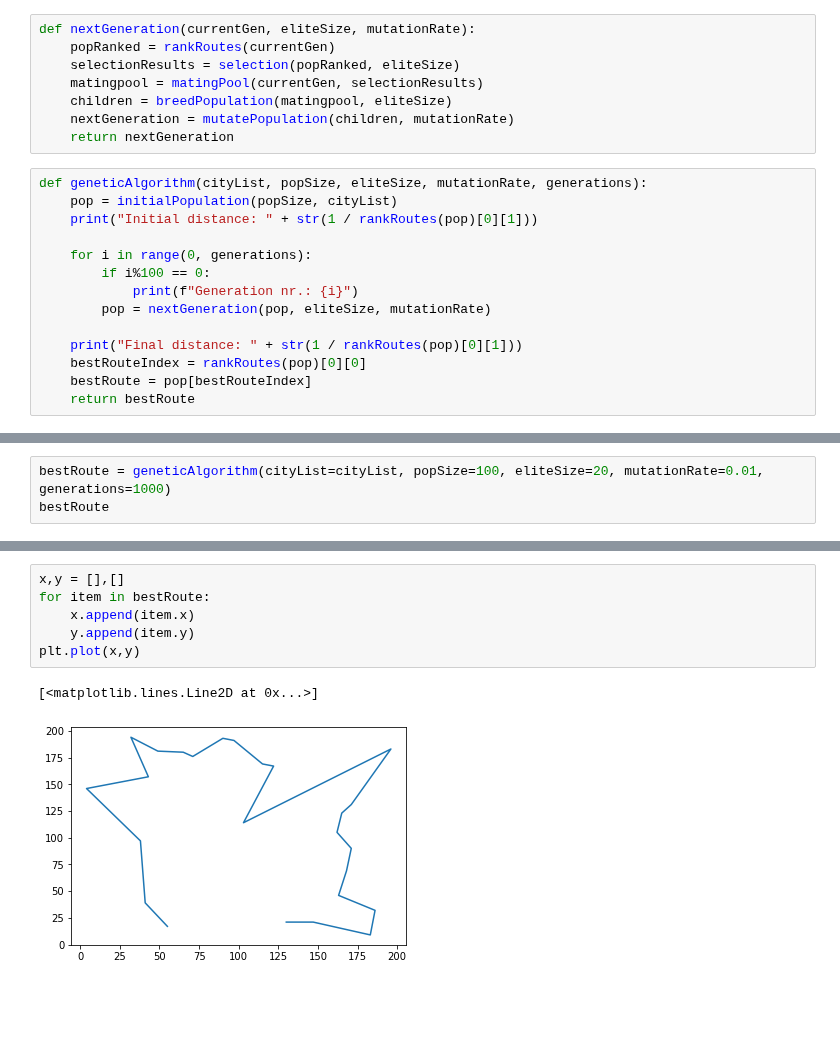
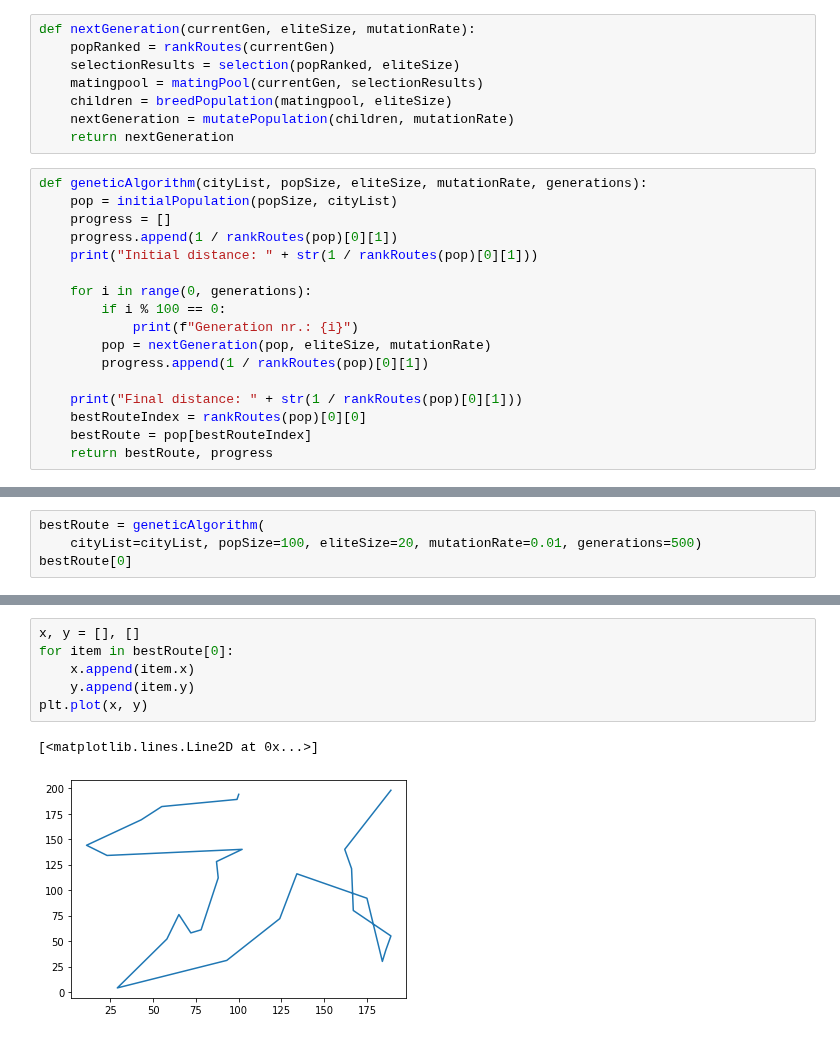
Before and after one commit to witusj/obp, a Jupyter notebook: genetic_algorithm.ipynb, the cells around one changed output, grey strips where cells are left out. Cells and saved outputs as stored; diff of their text form; blank space fills up the shorter version.

```diff
--- a/genetic_algorithm.ipynb
+++ b/genetic_algorithm.ipynb
@@ -142,17 +142,20 @@ def nextGeneration(currentGen, eliteSize, mutationRate):
 # %%
 def geneticAlgorithm(cityList, popSize, eliteSize, mutationRate, generations):
     pop = initialPopulation(popSize, cityList)
+    progress = []
+    progress.append(1 / rankRoutes(pop)[0][1])
     print("Initial distance: " + str(1 / rankRoutes(pop)[0][1]))
 
     for i in range(0, generations):
-        if i%100 == 0:
+        if i % 100 == 0:
             print(f"Generation nr.: {i}")
         pop = nextGeneration(pop, eliteSize, mutationRate)
+        progress.append(1 / rankRoutes(pop)[0][1])
 
     print("Final distance: " + str(1 / rankRoutes(pop)[0][1]))
     bestRouteIndex = rankRoutes(pop)[0][0]
     bestRoute = pop[bestRouteIndex]
-    return bestRoute
+    return bestRoute, progress
 # %%
 cityList = []
 
@@ -190,4 +193,5 @@ plt.plot(x,y)
 # %%
-bestRoute = geneticAlgorithm(cityList=cityList, popSize=100, eliteSize=20, mutationRate=0.01, generations=1000)
-bestRoute
+bestRoute = geneticAlgorithm(
+    cityList=cityList, popSize=100, eliteSize=20, mutationRate=0.01, generations=500)
+bestRoute[0]
 # %% [output]
@@ -223,9 +222,9 @@ Final distance: 836.5088858984926
 # %%
-x,y = [],[]
-for item in bestRoute:
+x, y = [], []
+for item in bestRoute[0]:
     x.append(item.x)
     y.append(item.y)
-plt.plot(x,y)
+plt.plot(x, y)
 # %% [output]
 [<matplotlib.lines.Line2D at 0x...>]
-[figure, old version]
+[figure, new version]
```
Also changed, not shown: parts of 6 cells of this notebook.
